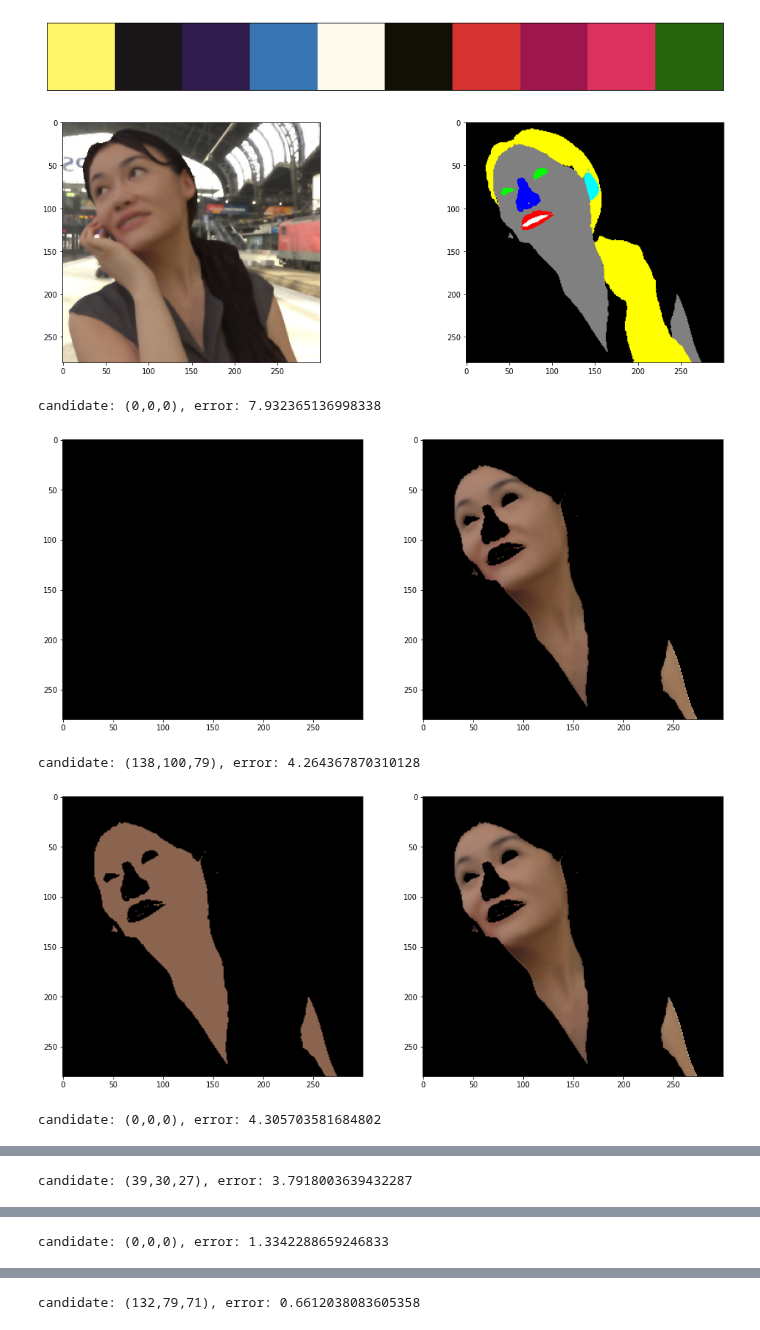
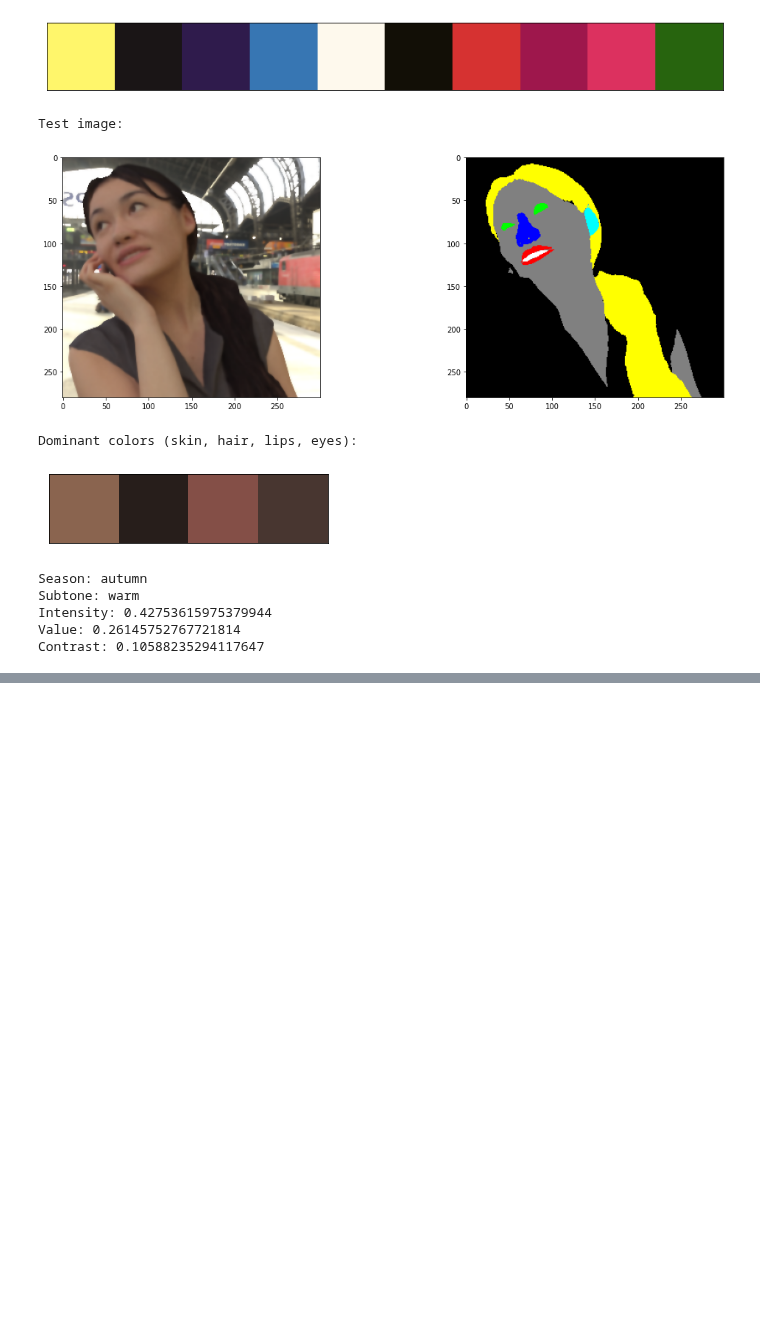
Before and after one commit to mrcmich/deep-seasonal-color-analysis-system, a Jupyter notebook: from_segmentation_to_palette_classification.ipynb, the cells around one changed output, grey strips where cells are left out. Cells and saved outputs as stored; diff of their text form; code cells hidden in the pictures; blank space fills up the shorter version.

```diff
--- a/from_segmentation_to_palette_classification.ipynb
+++ b/from_segmentation_to_palette_classification.ipynb
@@ -185,6 +59,6 @@ def classify_palette(palette, reference_palettes):
 # %%
 palettes_dir = 'palettes'
-reference_palettes = [PaletteRGB().load(palette_filename.replace('\\', '/'), header=True) for palette_filename in glob.glob(palettes_dir + '/*.csv')]
+reference_palettes = [palette.PaletteRGB().load(palette_filename.replace('\\', '/'), header=True) for palette_filename in glob.glob(palettes_dir + '/*.csv')]
 
 for reference_palette in reference_palettes:
   print(reference_palette.description())
@@ -221,52 +95,53 @@ figseg2 = cv2.cvtColor(cv2.imread('images/figseg2.png'), cv2.COLOR_BGR2RGB)
 
 img, img_segmented = fig1, figseg1
 
+print('Test image:')
 plt.figure(figsize=(18, 6))
 plt.subplot(1, 2, 1)
 plt.imshow(img)
-plt.savefig('fig1_blurred.png')
 plt.subplot(1, 2, 2)
 plt.imshow(img_segmented)
 plt.show()
 
 # step 1: compute segmentation masks for skin, hair, lips, eyes from segmented images (in this order)
-masks = compute_segmentation_masks(img_segmented, labels)
+masks = image_processing.compute_segmentation_masks(img_segmented, labels)
 
 # step 2: extract colors of skin, hair, lips and eyes using segmentation masks (in this order)
-img_masked = apply_masks(img, masks)
-dominants = compute_dominants(img_masked, n_candidates=(2, 2, 2, 3), distance_fn=rmse, debug=True)
-dominants_palette = PaletteRGB('dominants', dominants)
-print('dominants palette:')
+img_masked = image_processing.apply_masks(img, masks)
+dominants = compute_dominants(img_masked, n_candidates=(2, 2, 2, 3), distance_fn=image_processing.rmse, debug=False)
+dominants_palette = palette.PaletteRGB('dominants', dominants)
+print('Dominant colors (skin, hair, lips, eyes):')
 dominants_palette.plot()
 
 # step 3: compute color harmony metrics (subtone, intensity, value, contrast) and metrics_vector
 #         (a binary numpy array of format SIVC obtained by binarizing the metrics)
 skin_idx = from_key_to_index(labels, 'skin')
 hair_idx = from_key_to_index(labels, 'hair')
 lips_idx = from_key_to_index(labels, 'lips')
 eyes_idx = from_key_to_index(labels, 'eyes')
-subtone = compute_subtone(dominants[lips_idx])
-intensity = compute_intensity(dominants[skin_idx])
-value = compute_value(dominants[skin_idx], dominants[hair_idx], dominants[eyes_idx])
-contrast = compute_contrast(dominants[hair_idx], dominants[eyes_idx])
-dominants_palette.set_metrics_vector(compute_metrics_vector(subtone, intensity, value, contrast))
+subtone = palette.compute_subtone(dominants[lips_idx])
+intensity = palette.compute_intensity(dominants[skin_idx])
+value = palette.compute_value(dominants[skin_idx], dominants[hair_idx], dominants[eyes_idx])
+contrast = palette.compute_contrast(dominants[hair_idx], dominants[eyes_idx])
+dominants_palette.compute_metrics_vector(subtone, intensity, value, contrast)
 
 # step 4: Pick season which minimizes Hamming distance between metrics vectors, choosing among seasons with
 #         same subtone
-dominants_metrics_vector = compute_metrics_vector(subtone, intensity, value, contrast)
-dominants_palette.set_metrics_vector(dominants_metrics_vector)
-season_palette = classify_palette(dominants_palette, reference_palettes)
-print(f'S: {subtone}, I: {intensity}, V: {value}, C: {contrast}, season: {season_palette.description()}')
+season_palette = palette.classify_palette(dominants_palette, reference_palettes)
+print(f'Season: {season_palette.description()} \nSubtone: {subtone} \nIntensity: {intensity} \nValue: {value} \nContrast: {contrast}')
 
 # step 4bis: find optimized thresholds for I, V, C
 #            possible solution approach:
 #            --> C/I: pick images of autumn/summer for low C/I and winter/spring for high C/I, then compute
 #                     max low C/I and min high C/I, confront these with C/I of current image to choose if high or low
 #            --> V: pick images of autumn for low value and summer/spring/winter for high value, then proceed as for C/I
 # %% [output]
+Test image:
 [figure]
-candidate: (0,0,0), error: 7.932365136998338
+Dominant colors (skin, hair, lips, eyes):
-[figure, old version]
+[figure, new version]
-candidate: (138,100,79), error: 4.264367870310128
-[figure, removed]
-candidate: (0,0,0), error: 4.305703581684802
+Season: autumn
+Subtone: warm
+Intensity: 0.42753615975379944
+Value: 0.26145752767721814
+Contrast: 0.10588235294117647
@@ -274 +147,0 @@ candidate: (0,0,0), error: 4.305703581684802
-candidate: (39,30,27), error: 3.7918003639432287
@@ -276 +147,0 @@ candidate: (39,30,27), error: 3.7918003639432287
-candidate: (0,0,0), error: 1.3342288659246833
@@ -278 +147,0 @@ candidate: (0,0,0), error: 1.3342288659246833
-candidate: (132,79,71), error: 0.6612038083605358
```
Also changed, not shown: parts of 4 cells of this notebook, 2 other files.
